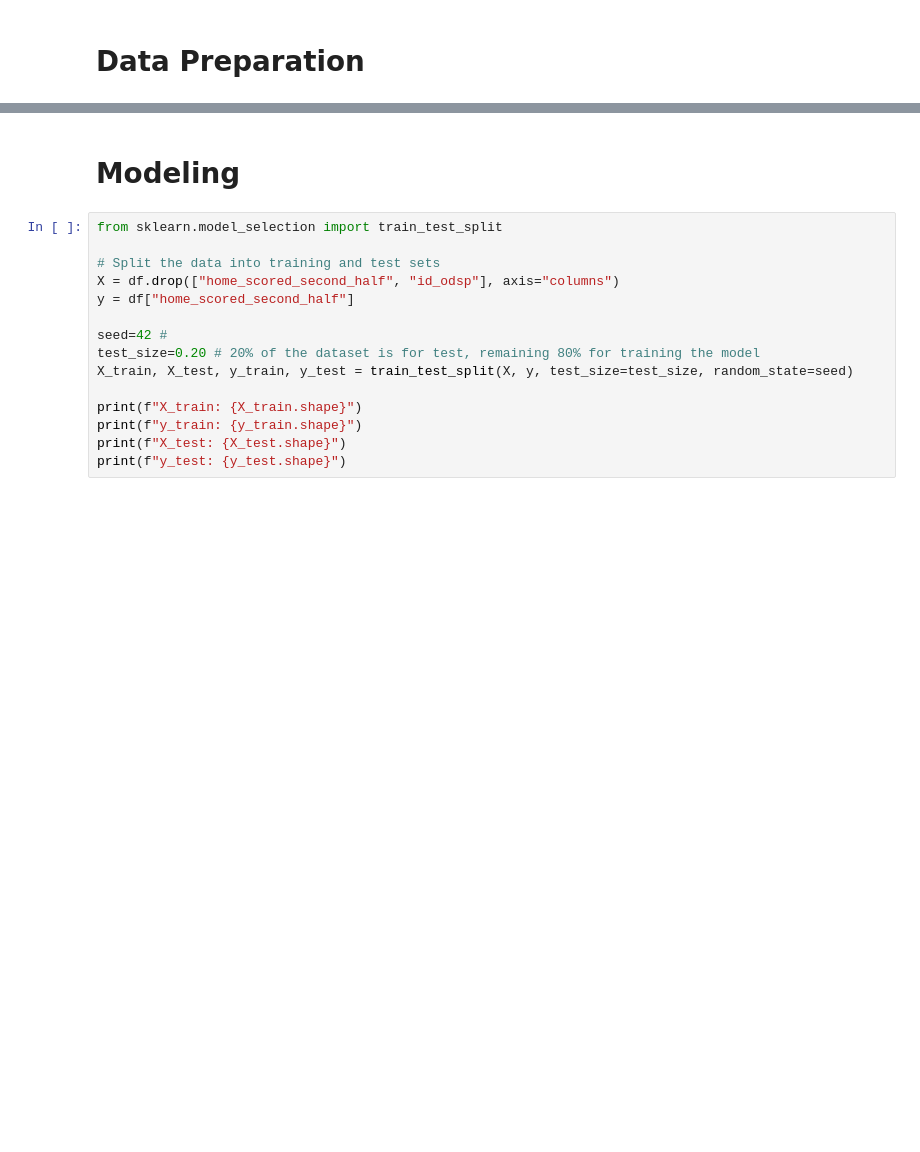
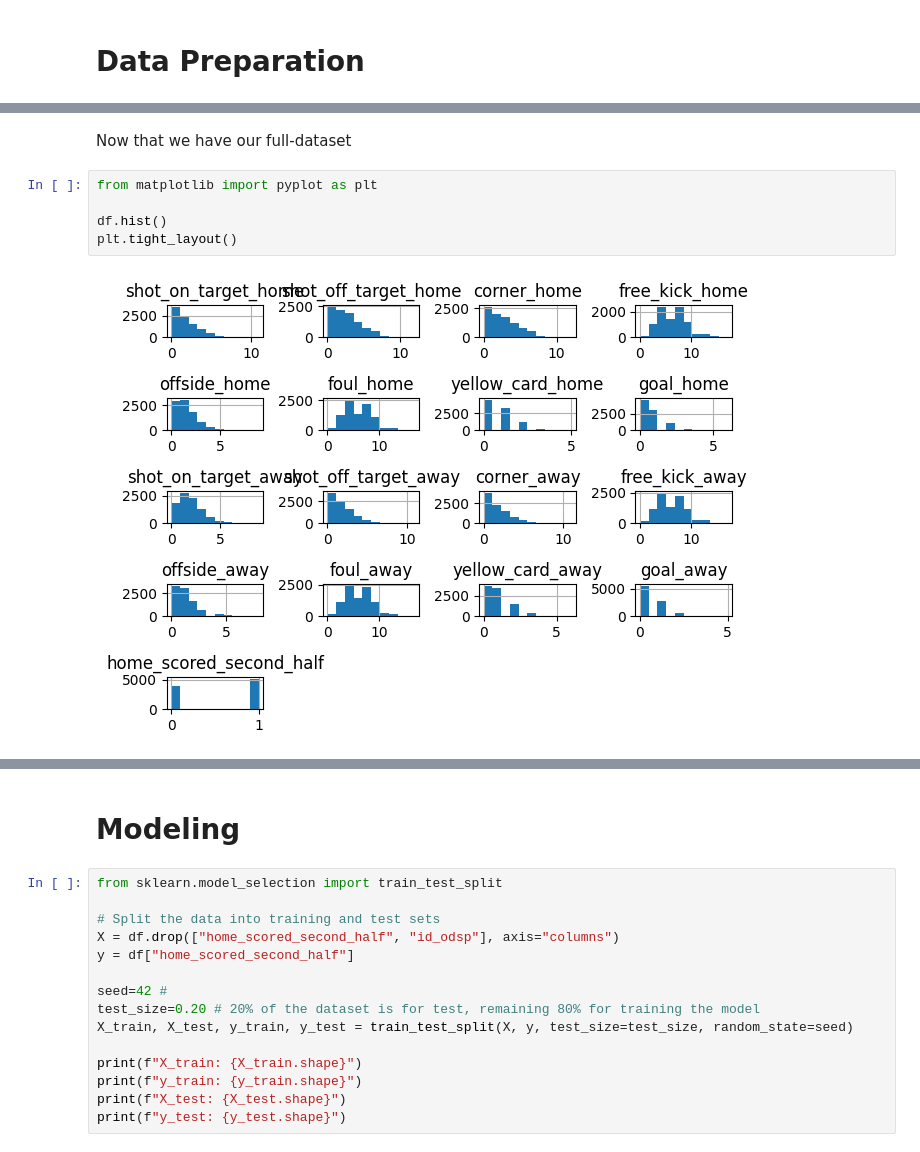
Before and after one commit to gabbosanti/machine-learning-assignment, a Jupyter notebook: assignement.ipynb, the cells around one changed output, grey strips where cells are left out. Cells and saved outputs as stored; diff of their text form; blank space fills up the shorter version.

```diff
--- a/assignement.ipynb
+++ b/assignement.ipynb
@@ -203,0 +190,9 @@ df
+# %% [markdown]
+Now that we have our full-dataset
+# %%
+from matplotlib import pyplot as plt
+
+df.hist()
+plt.tight_layout()
+# %% [output]
+[figure, added]
```
Also changed, not shown: parts of 16 cells of this notebook.
